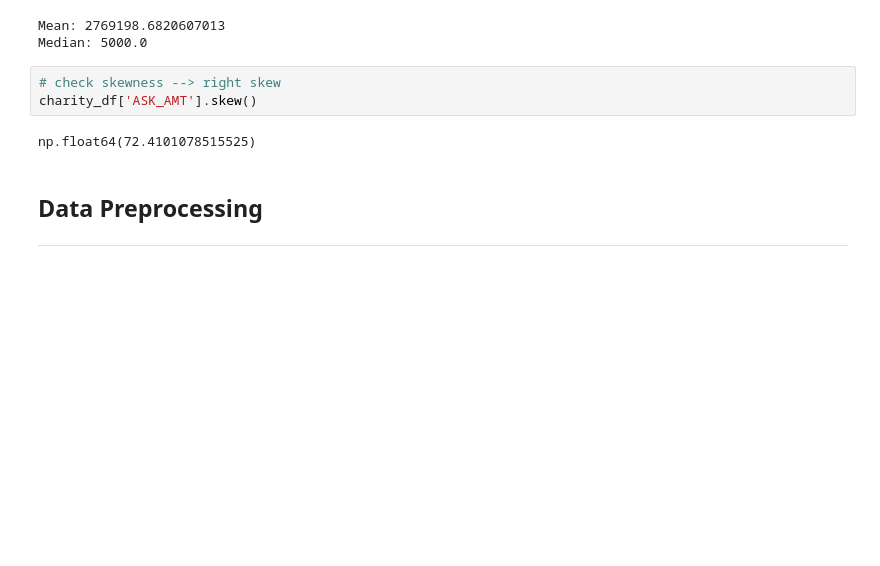
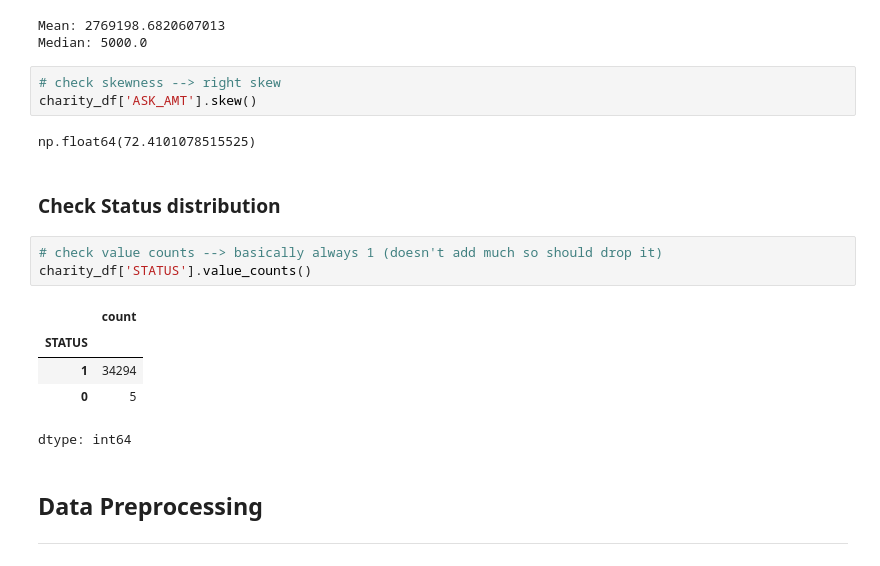
Before and after one commit to brianna-mitri/deep-learning-challenge, a Jupyter notebook: AlphabetSoupCharity_Optimization.ipynb, the cells around one changed output. Drawn from its saved outputs; the diff is of its cells as text; blank space fills up the shorter version.

```diff
--- a/AlphabetSoupCharity_Optimization.ipynb
+++ b/AlphabetSoupCharity_Optimization.ipynb
@@ -88,6 +88,17 @@ Median: 5000.0
 charity_df['ASK_AMT'].skew()
 # %% [output]
 np.float64(72.4101078515525)
+# %% [markdown]
+### Check Status distribution
+# %%
+# check value counts --> basically always 1 (doesn't add much so should drop it)
+charity_df['STATUS'].value_counts()
+# %% [output]
+|  | count |
+| STATUS |  |
+| 1 | 34294 |
+| 0 | 5 |
+dtype: int64
 # %% [markdown]
 ## Data Preprocessing
 ---
```
Also changed, not shown: parts of 17 cells of this notebook.
